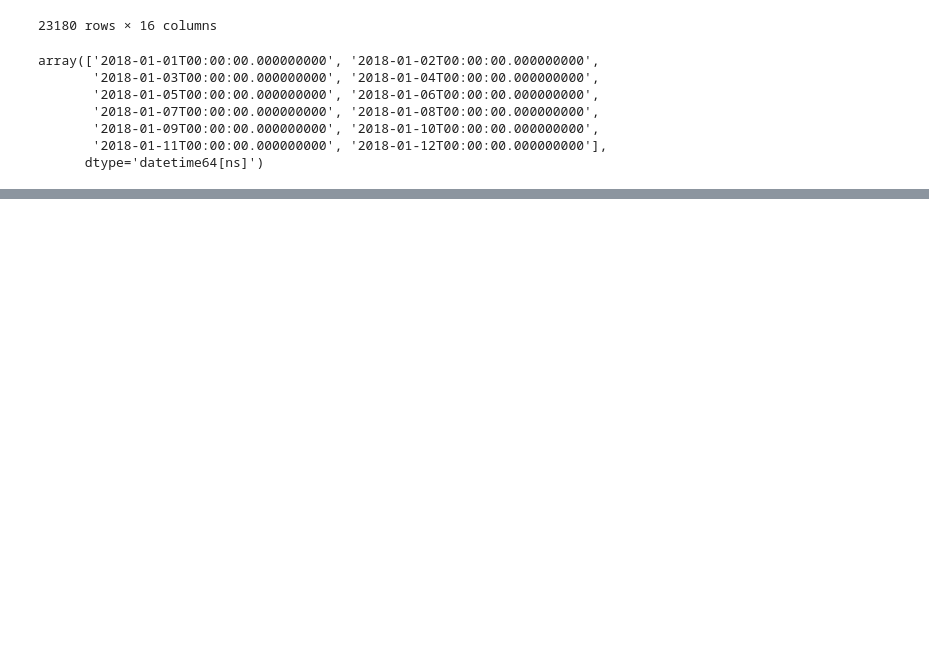
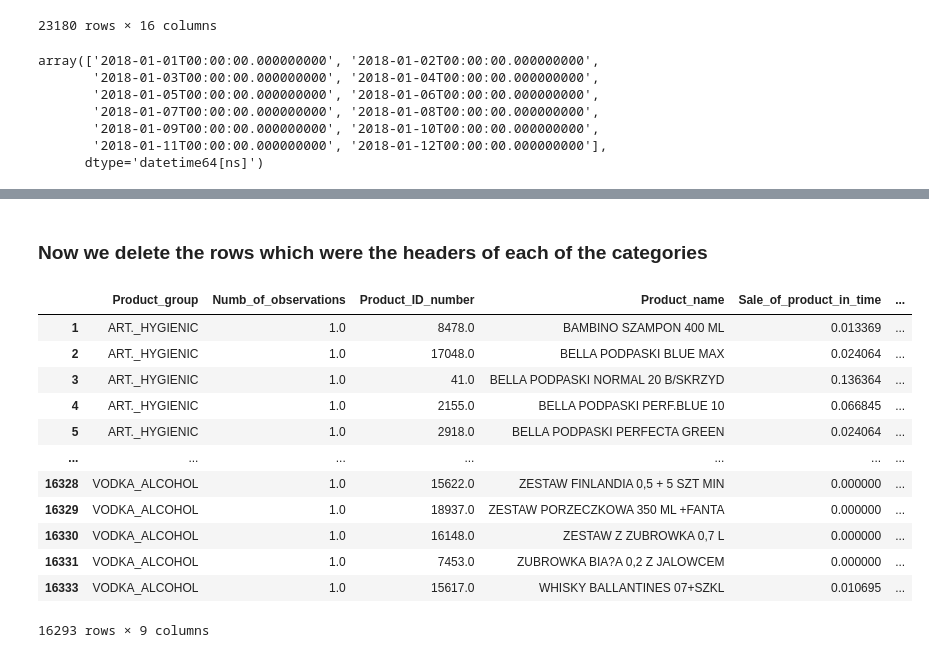
Before and after one commit to georgeolivares/Analisis-de-tienda-Poland, a Jupyter notebook: Analisis de tienda.ipynb, the cells around one changed output, grey strips where cells are left out. Saved outputs shown, nothing was run; the diff lists cells and outputs as text; code cells hidden in the pictures; blank space fills up the shorter version.

```diff
--- a/Analisis de tienda.ipynb
+++ b/Analisis de tienda.ipynb
@@ -464,0 +602,22 @@ array(['2018-01-01T00:00:00.000000000', '2018-01-02T00:00:00.000000000',
+# %% [markdown]
+### Now we delete the rows which were the headers of each of the categories
+# %%
+rowstodelete = dfProductRotation[dfProductRotation['Product_name'].isna()].index
+
+dfProductRotation.drop(rowstodelete, inplace=True)
+# %%
+dfProductRotation
+# %% [output]
+|  | Product_group | Numb_of_observations | Product_ID_number | Product_name | Sale_of_product_in_time | ... |
+| 1 | ART._HYGIENIC | 1.0 | 8478.0 | BAMBINO SZAMPON 400 ML | 0.013369 | ... |
+| 2 | ART._HYGIENIC | 1.0 | 17048.0 | BELLA PODPASKI BLUE MAX | 0.024064 | ... |
+| 3 | ART._HYGIENIC | 1.0 | 41.0 | BELLA PODPASKI NORMAL 20 B/SKRZYD | 0.136364 | ... |
+| 4 | ART._HYGIENIC | 1.0 | 2155.0 | BELLA PODPASKI PERF.BLUE 10 | 0.066845 | ... |
+| 5 | ART._HYGIENIC | 1.0 | 2918.0 | BELLA PODPASKI PERFECTA GREEN | 0.024064 | ... |
+| ... | ... | ... | ... | ... | ... | ... |
+| 16328 | VODKA_ALCOHOL | 1.0 | 15622.0 | ZESTAW FINLANDIA 0,5 + 5 SZT MIN | 0.000000 | ... |
+| 16329 | VODKA_ALCOHOL | 1.0 | 18937.0 | ZESTAW PORZECZKOWA 350 ML +FANTA | 0.000000 | ... |
+| 16330 | VODKA_ALCOHOL | 1.0 | 16148.0 | ZESTAW Z ZUBROWKA 0,7 L | 0.000000 | ... |
+| 16331 | VODKA_ALCOHOL | 1.0 | 7453.0 | ZUBROWKA BIA?A 0,2 Z JALOWCEM | 0.000000 | ... |
+| 16333 | VODKA_ALCOHOL | 1.0 | 15617.0 | WHISKY BALLANTINES 07+SZKL | 0.010695 | ... |
+16293 rows × 9 columns
```
Also changed, not shown: parts of 12 cells of this notebook.
